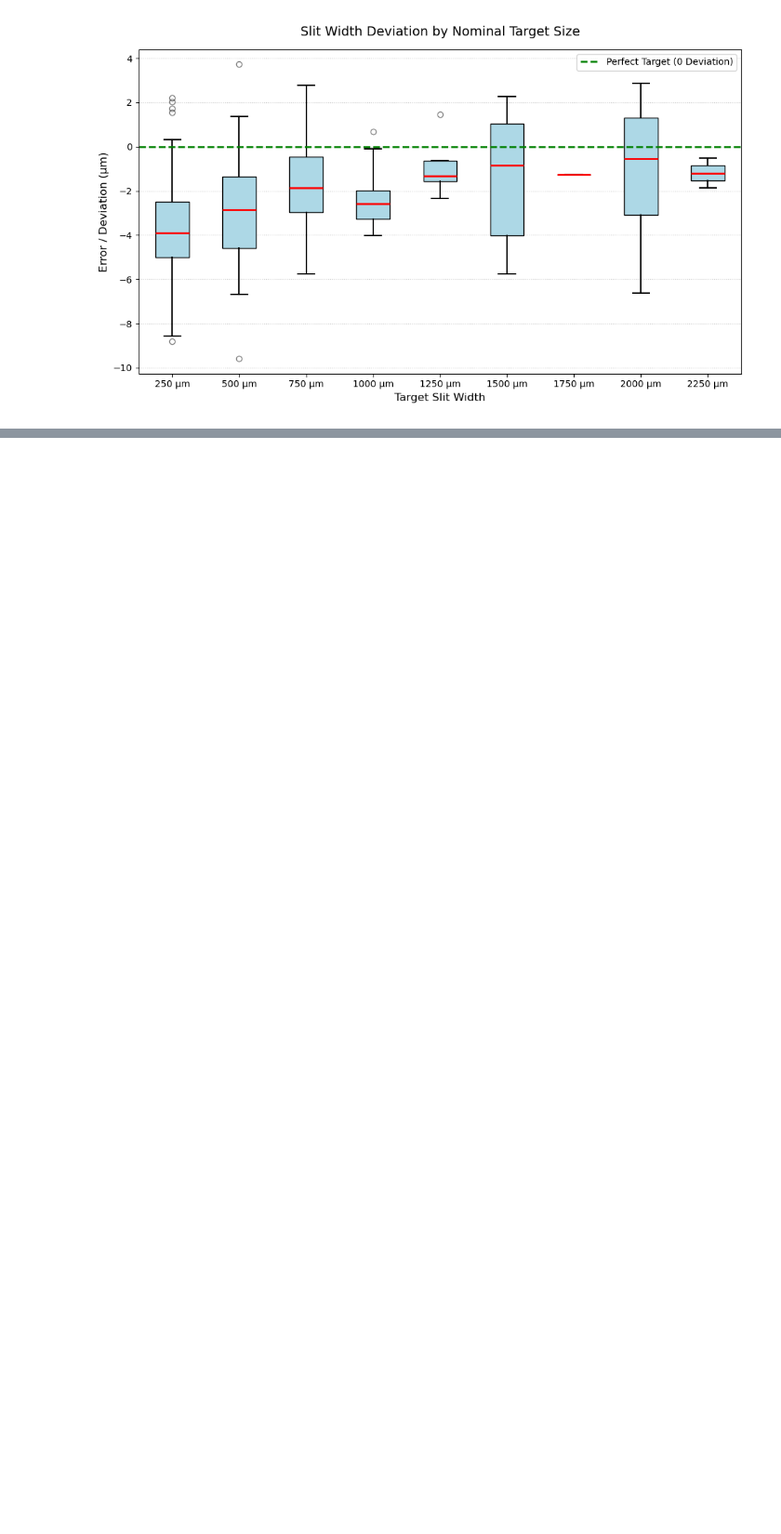
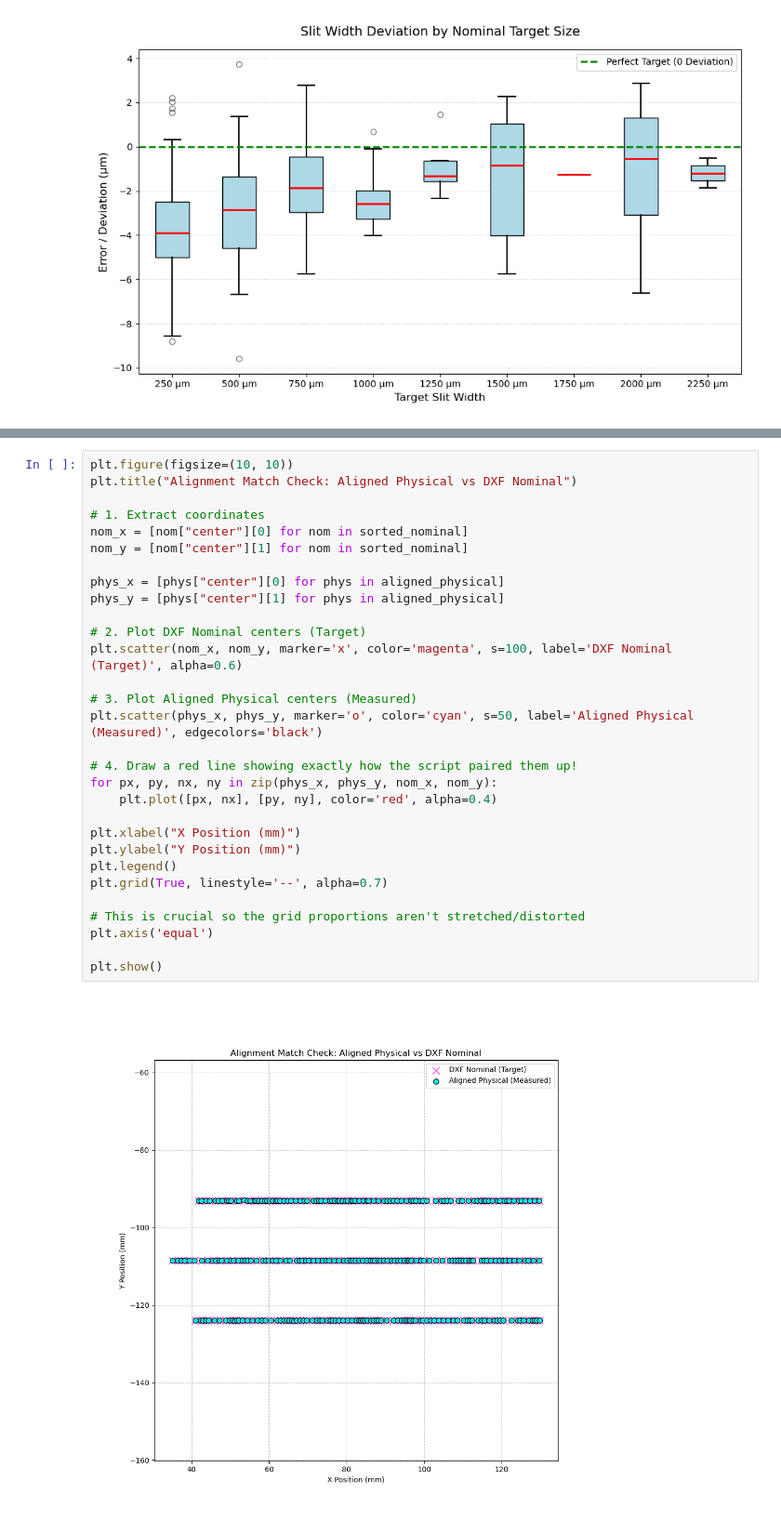
Before and after one commit to yuri-evangelista/CodedMasks, a Jupyter notebook: Metrology/mask_microscope_analysis.ipynb, the cells around one changed output, grey strips where cells are left out. Shown at 93% size. Cells and saved outputs as stored; diff of their text form; blank space fills up the shorter version.

```diff
--- a/Metrology/mask_microscope_analysis.ipynb
+++ b/Metrology/mask_microscope_analysis.ipynb
@@ -291,2 +296,34 @@ Maximum remaining positional error: 31.0299 units
+# %%
+plt.figure(figsize=(10, 10))
+plt.title("Alignment Match Check: Aligned Physical vs DXF Nominal")
+
+# 1. Extract coordinates
+nom_x = [nom["center"][0] for nom in sorted_nominal]
+nom_y = [nom["center"][1] for nom in sorted_nominal]
+
+phys_x = [phys["center"][0] for phys in aligned_physical]
+phys_y = [phys["center"][1] for phys in aligned_physical]
+
+# 2. Plot DXF Nominal centers (Target)
+plt.scatter(nom_x, nom_y, marker='x', color='magenta', s=100, label='DXF Nominal (Target)', alpha=0.6)
+
+# 3. Plot Aligned Physical centers (Measured)
+plt.scatter(phys_x, phys_y, marker='o', color='cyan', s=50, label='Aligned Physical (Measured)', edgecolors='black')
+
+# 4. Draw a red line showing exactly how the script paired them up!
+for px, py, nx, ny in zip(phys_x, phys_y, nom_x, nom_y):
+    plt.plot([px, nx], [py, ny], color='red', alpha=0.4)
+
+plt.xlabel("X Position (mm)")
+plt.ylabel("Y Position (mm)")
+plt.legend()
+plt.grid(True, linestyle='--', alpha=0.7)
+
+# This is crucial so the grid proportions aren't stretched/distorted
+plt.axis('equal')
+
+plt.show()
+# %% [output]
+[figure, added]
 # %%
 x_error = [item["x_error"]*1000 for item in residual_errors]
```
Also changed, not shown: parts of 10 cells of this notebook, 1 other file.
